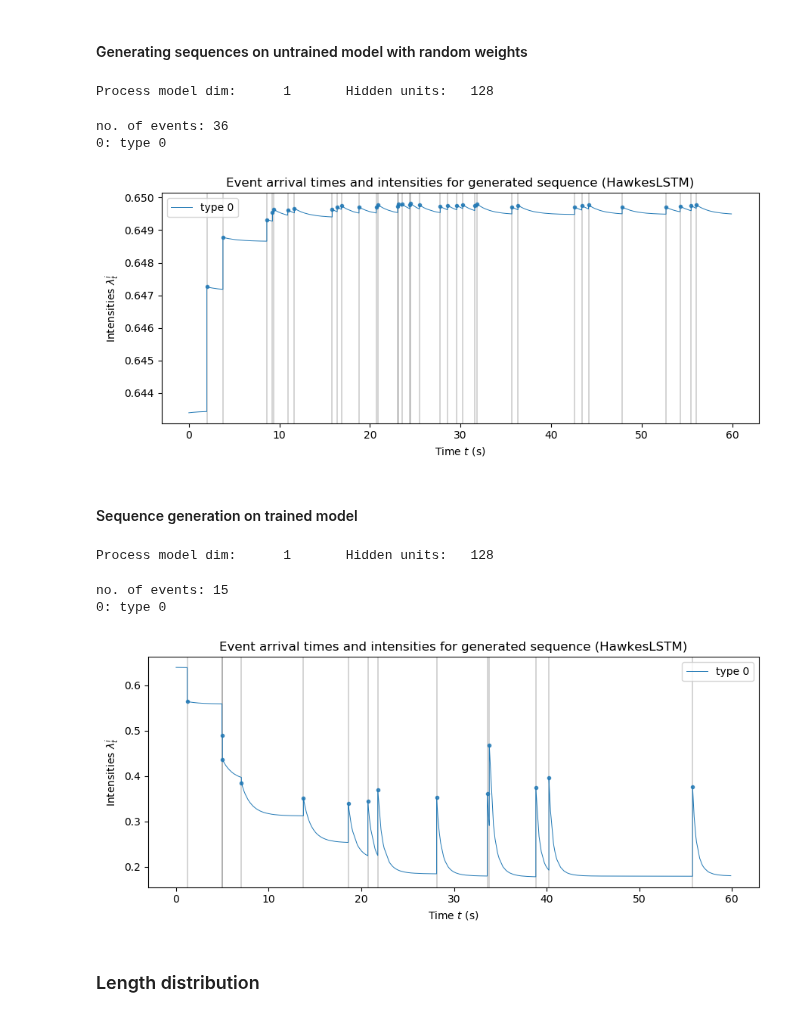
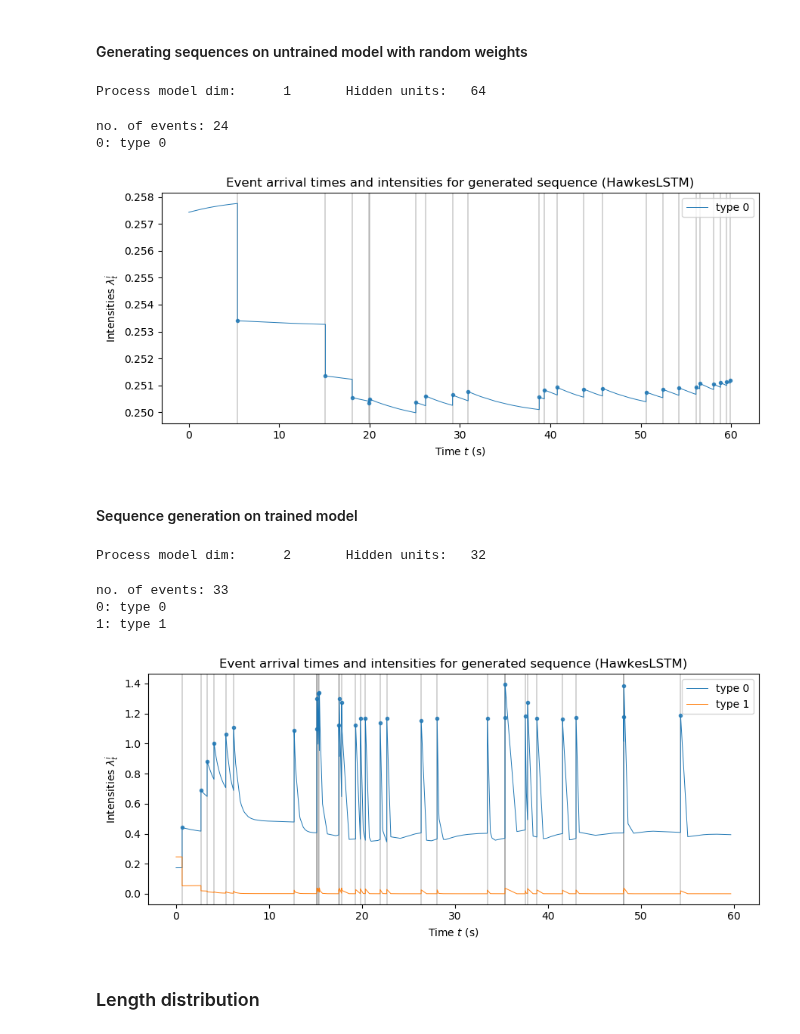
Before and after one commit to Deeptradingfx/point-process-nets, a Jupyter notebook: notebooks/ctlstm.ipynb, the cells around one changed output. Saved outputs shown, nothing was run; the diff lists cells and outputs as text; code cells hidden in the pictures.

```diff
--- a/notebooks/ctlstm.ipynb
+++ b/notebooks/ctlstm.ipynb
@@ -209,5 +195,5 @@ for p in MODEL_FILES:
 # %%
-load_filename = MODEL_FILES[0]
+load_filename = MODEL_FILES[1]
 print("chosen file:", load_filename)
 
 load_file_timestamp = "-".join(os.path.splitext(os.path.basename(load_filename))[0].split('-')[-2:])
@@ -218,6 +204,6 @@ Timestamp: 20181206-224840
 # %%
 process_dim = 1
-hidden_size = 128
+hidden_size = 64
 print("Hidden size: {}".format(hidden_size))
 model = HawkesLSTM(process_dim, hidden_size)
 
@@ -234,7 +220,7 @@ tmax = 3600  # real end time value
 model2 = HawkesLSTM(1, hidden_size)
 generator2 = HawkesLSTMGen(model2)
 # %% [output]
-Process model dim:      1       Hidden units:   128
+Process model dim:      1       Hidden units:   64
 # %%
 tmax_simu = 60
 generator2.generate_sequence(tmax_simu, record_intensity=True)
@@ -242,9 +228,9 @@ generator2.generate_sequence(tmax_simu, record_intensity=True)
 fig = generator2.plot_events_and_intensity(debug=False)
 fig.tight_layout()
 # %% [output]
-no. of events: 36
+no. of events: 24
 0: type 0
-[figure, old version]
+[figure, new version]
 # %%
 fig.savefig('example_lstmplot__.pdf')
 # %% [markdown]
@@ -256,16 +242,17 @@ MODEL_NAME = model.__class__.__name__
 # %%
 generator = HawkesLSTMGen(model)
 # %% [output]
-Process model dim:      1       Hidden units:   128
+Process model dim:      2       Hidden units:   32
 # %%
 tmax_simu = 60
 
-generator.generate_sequence(tmax_simu, record_intensity=True, mult_ub=30)
+generator.generate_sequence(tmax_simu, record_intensity=True, mult_ub=20)
 fig_ev_stream = generator.plot_events_and_intensity(debug=False)
 # %% [output]
-no. of events: 15
+no. of events: 33
 0: type 0
+1: type 1
-[figure, old version]
+[figure, new version]
 # %%
 fig_ev_stream.savefig("../results/intensity_{}_{}d_hidden{}_{}.pdf".format(
     MODEL_NAME, process_dim, hidden_size, load_file_timestamp))
```
Also changed, not shown: parts of 16 cells of this notebook, 12 other files.
